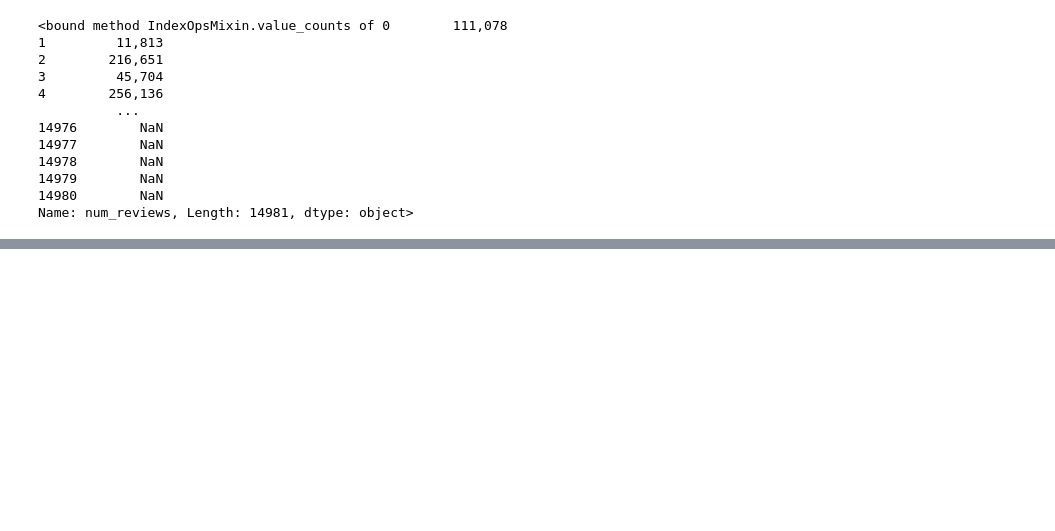
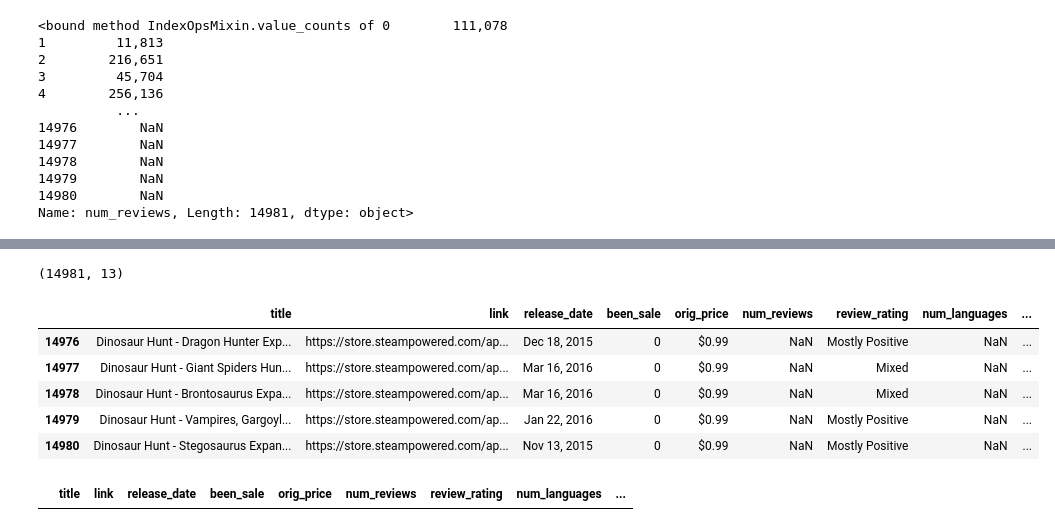
Before and after one commit to MichaelHarnett/Regression_Metis, a Jupyter notebook: modeling_work.ipynb, the cells around one changed output, grey strips where cells are left out. Drawn from its saved outputs; the diff is of its cells as text; code cells hidden in the pictures; blank space fills up the shorter version.

```diff
--- a/modeling_work.ipynb
+++ b/modeling_work.ipynb
@@ -246,0 +289,17 @@ Name: num_reviews, Length: 14981, dtype: object>
+# %%
+totaldf.shape
+# %% [output]
+(14981, 13)
+# %%
+totaldf.tail()
+# %% [output]
+|  | title | link | release_date | been_sale | orig_price | num_reviews | review_rating | num_languages | ... |
+| 14976 | Dinosaur Hunt - Dragon Hunter Exp... | https://store.steampowered.com/ap... | Dec 18, 2015 | 0 | $0.99 | NaN | Mostly Positive | NaN | ... |
+| 14977 | Dinosaur Hunt - Giant Spiders Hun... | https://store.steampowered.com/ap... | Mar 16, 2016 | 0 | $0.99 | NaN | Mixed | NaN | ... |
+| 14978 | Dinosaur Hunt - Brontosaurus Expa... | https://store.steampowered.com/ap... | Mar 16, 2016 | 0 | $0.99 | NaN | Mixed | NaN | ... |
+| 14979 | Dinosaur Hunt - Vampires, Gargoyl... | https://store.steampowered.com/ap... | Jan 22, 2016 | 0 | $0.99 | NaN | Mostly Positive | NaN | ... |
+| 14980 | Dinosaur Hunt - Stegosaurus Expan... | https://store.steampowered.com/ap... | Nov 13, 2015 | 0 | $0.99 | NaN | Mostly Positive | NaN | ... |
+# %%
+totaldf[totaldf.num_reviews == np.nan]
+# %% [output]
+|  | title | link | release_date | been_sale | orig_price | num_reviews | review_rating | num_languages | ... |
```
Also changed, not shown: parts of 19 cells of this notebook.
